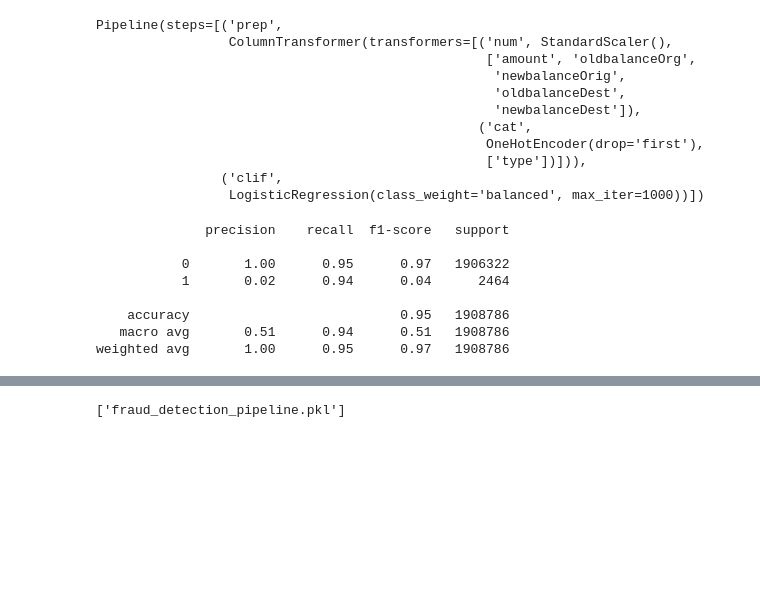
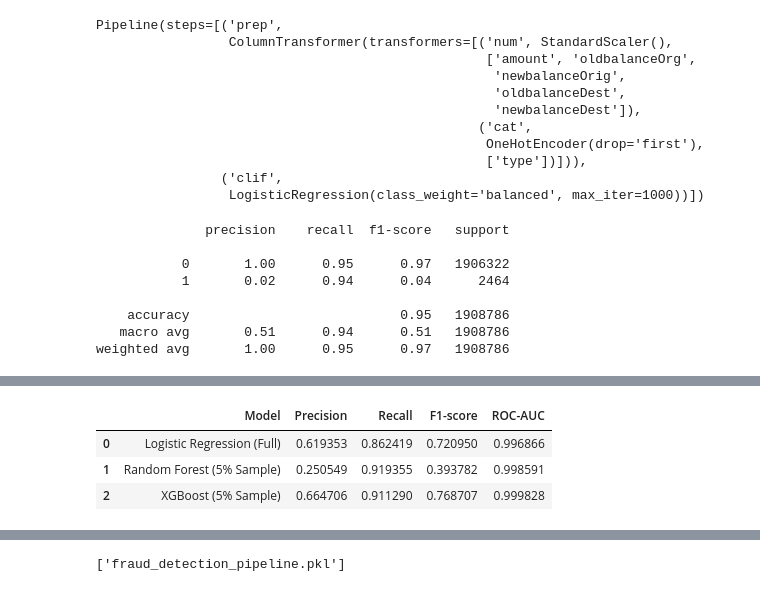
Before and after one commit to SubhadeepMondal2023/banking_management_system, a Jupyter notebook: Fraud_detection/ananlysis_model.ipynb, the cells around one changed output, grey strips where cells are left out. Cells and saved outputs as stored; diff of their text form; code cells hidden in the pictures; blank space fills up the shorter version.

```diff
--- a/Fraud_detection/ananlysis_model.ipynb
+++ b/Fraud_detection/ananlysis_model.ipynb
@@ -358,0 +382,16 @@ array([[1802196,  104126],
+# %%
+# Define ensemble models
+models_sample = {
+    "Random Forest": RandomForestClassifier(
+        class_weight="balanced", n_estimators=100, max_depth=10, n_jobs=-1, random_state=42
+    ),
+    "XGBoost": XGBClassifier(
+        n_estimators=100,
+        max_depth=5,
+        scale_pos_weight=(y_train_s.value_counts()[0] / y_train_s.value_counts()[1]),
+        use_label_encoder=False,
+        eval_metric="logloss",
+        n_jobs=-1,
+        random_state=42
+    )
+}
@@ -358,0 +441,37 @@ array([[1802196,  104126],
+# %%
+# Collect metrics for all models
+comparison = []
+
+# Logistic Regression (full dataset)
+y_pred_lr = pipeline.predict(X_test_full)
+y_proba_lr = pipeline.predict_proba(X_test_full)[:, 1]
+comparison.append({
+    "Model": "Logistic Regression (Full)",
+    "Precision": classification_report(y_test_full, y_pred_lr, output_dict=True)["1"]["precision"],
+    "Recall": classification_report(y_test_full, y_pred_lr, output_dict=True)["1"]["recall"],
+    "F1-score": classification_report(y_test_full, y_pred_lr, output_dict=True)["1"]["f1-score"],
+    "ROC-AUC": roc_auc_score(y_test_full, y_proba_lr)
+})
+
+# Random Forest and XGBoost (5% sample)
+for name, pipeline in trained_pipelines.items():
+    y_pred = pipeline.predict(X_test_s)
+    y_proba = pipeline.predict_proba(X_test_s)[:, 1]
+
+    comparison.append({
+        "Model": f"{name} (5% Sample)",
+        "Precision": classification_report(y_test_s, y_pred, output_dict=True)["1"]["precision"],
+        "Recall": classification_report(y_test_s, y_pred, output_dict=True)["1"]["recall"],
+        "F1-score": classification_report(y_test_s, y_pred, output_dict=True)["1"]["f1-score"],
+        "ROC-AUC": roc_auc_score(y_test_s, y_proba)
+    })
+
+
+# Convert to DataFrame
+comparison_df = pd.DataFrame(comparison)
+comparison_df
+# %% [output]
+|  | Model | Precision | Recall | F1-score | ROC-AUC |
+| 0 | Logistic Regression (Full) | 0.619353 | 0.862419 | 0.720950 | 0.996866 |
+| 1 | Random Forest (5% Sample) | 0.250549 | 0.919355 | 0.393782 | 0.998591 |
+| 2 | XGBoost (5% Sample) | 0.664706 | 0.911290 | 0.768707 | 0.999828 |
```
Also changed, not shown: parts of 12 cells of this notebook, 3 other files.
